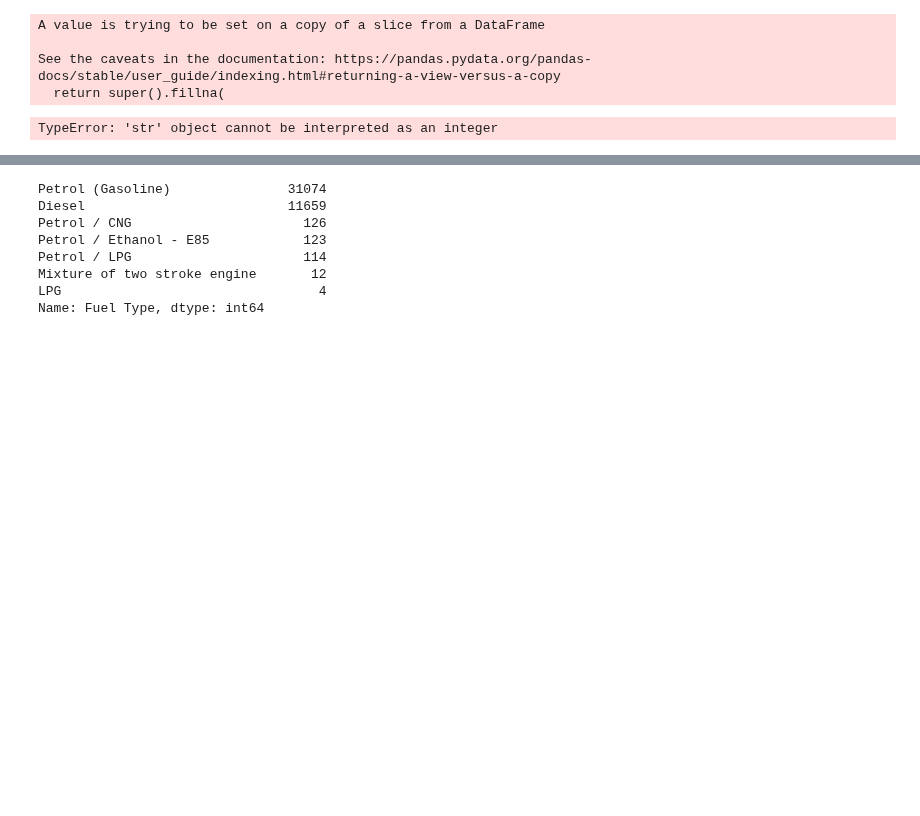
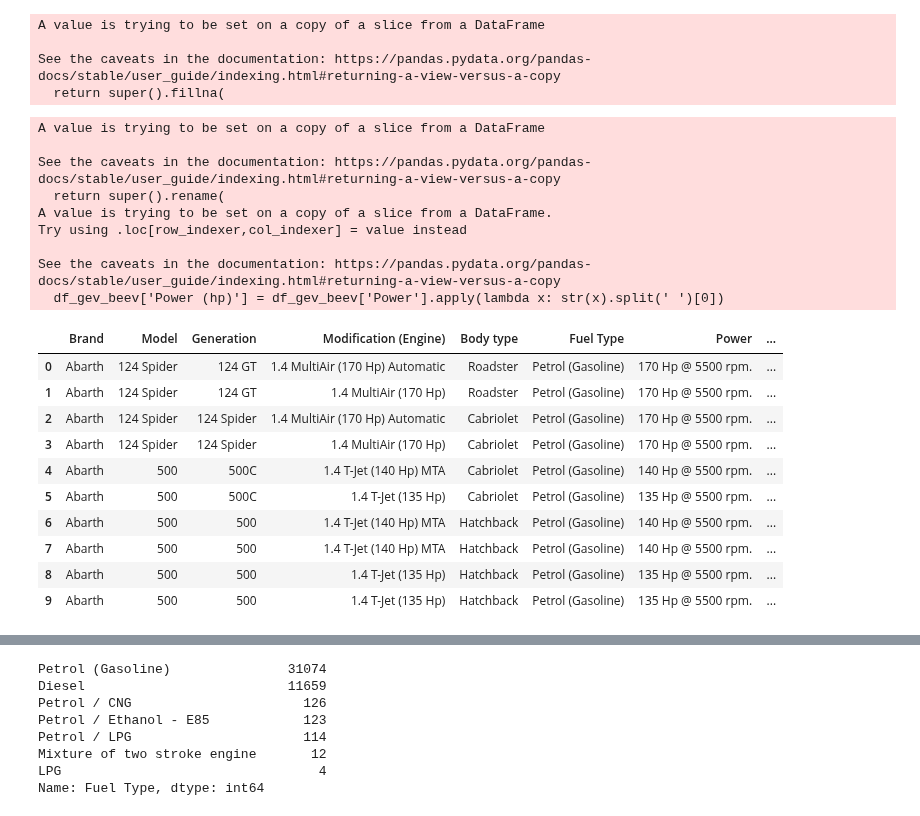
Before and after one commit to Cedric979/BEEV, a Jupyter notebook: Final Dataframe.ipynb, the cells around one changed output, grey strips where cells are left out. Cells and saved outputs as stored; diff of their text form; code cells hidden in the pictures; blank space fills up the shorter version.

```diff
--- a/Final Dataframe.ipynb
+++ b/Final Dataframe.ipynb
@@ -498,9 +471,8 @@ df_fuel_combined.iloc[26701:]
 # %%
 #####New function
 def fixpoints(item):
-    if type(item) != float:
-        if type(item) != list:
-         item = item.split()[0]
+    if type(item) == str:
+        item = item.split()[0]
         # print(item)
         if len(item)> 5 and item.count('.')==2:
             # print(item)
@@ -508,9 +480,6 @@ def fixpoints(item):
             item = item.split('.')[0]+'.'+item.split('.')[1][0]+ "-"+item.split('.')[1][1:]+'.'+item.split('.')[2]
             # print(type(item))
             # return [i for i in item if i != '.']
-    # print(type(item))
-            if type(item) == tuple:
-                print(item)
             return item
     return item
 
@@ -688,17 +654,36 @@ def fuel_avg(item):
 # %%
-df_gev_beev['fuel_combined_clean (l/100km)'].apply(lambda x : fuel_avg(x))
+# df_gev_beev['fuel_combined_clean (l/100km)'].apply(lambda x : fuel_avg(x))
-# %% [output]
-TypeError: 'str' object cannot be interpreted as an integer
 # %%
 #####            RENAMING AND CALCULATIONS            ###########
 
 
-# df_gev_beev.rename(columns={'co2_nb' : 'CO2 emissions (g/km)', 'Fuel_tank_capacity_clean_(liters)': 'Fuel tank capacity (l)', 'fuel_combined_clean (l/100km)':'Fuel consumption - combined (l/100km)'
-# , 'fuel_urban_clean (l/100km)':'Fuel consumption - urban (l/100km)', 'fuel_extra_urban_clean (l/100km)': 'Fuel consumption - extra urban (l/100km)'}, inplace = True)
-# df_gev_beev['Power (hp)'] = df_gev_beev['Power'].apply(lambda x: str(x).split(' ')[0])
-# # df_gev_beev['Range (km)'] = df_gev_beev[['Fuel tank capacity (l)','Fuel consumption - combined (l/100km)']].apply(lambda x : float(x[0])/float(x[1])*100, axis = 1)
+df_gev_beev.rename(columns={'co2_nb' : 'CO2 emissions (g/km)', 'Fuel_tank_capacity_clean_(liters)': 'Fuel tank capacity (l)', 'fuel_combined_clean (l/100km)':'Fuel consumption - combined (l/100km)'
+, 'fuel_urban_clean (l/100km)':'Fuel consumption - urban (l/100km)', 'fuel_extra_urban_clean (l/100km)': 'Fuel consumption - extra urban (l/100km)'}, inplace = True)
+df_gev_beev['Power (hp)'] = df_gev_beev['Power'].apply(lambda x: str(x).split(' ')[0])
+# df_gev_beev['Range (km)'] = df_gev_beev[['Fuel tank capacity (l)','Fuel consumption - combined (l/100km)']].apply(lambda x : float(x[0])/float(x[1])*100, axis = 1)
 
-# df_gev_beev.head(10)
+df_gev_beev.head(10)
+# %% [output]
+A value is trying to be set on a copy of a slice from a DataFrame
+
+See the caveats in the documentation: https://pandas.pydata.org/pandas-docs/stable/user_guide/indexing.html#returning-a-view-versus-a-copy
+  return super().rename(
+A value is trying to be set on a copy of a slice from a DataFrame.
+Try using .loc[row_indexer,col_indexer] = value instead
+
+See the caveats in the documentation: https://pandas.pydata.org/pandas-docs/stable/user_guide/indexing.html#returning-a-view-versus-a-copy
+  df_gev_beev['Power (hp)'] = df_gev_beev['Power'].apply(lambda x: str(x).split(' ')[0])
+|  | Brand | Model | Generation | Modification (Engine) | Body type | Fuel Type | Power | ... |
+| 0 | Abarth | 124 Spider | 124 GT | 1.4 MultiAir (170 Hp) Automatic | Roadster | Petrol (Gasoline) | 170 Hp @ 5500 rpm. | ... |
+| 1 | Abarth | 124 Spider | 124 GT | 1.4 MultiAir (170 Hp) | Roadster | Petrol (Gasoline) | 170 Hp @ 5500 rpm. | ... |
+| 2 | Abarth | 124 Spider | 124 Spider | 1.4 MultiAir (170 Hp) Automatic | Cabriolet | Petrol (Gasoline) | 170 Hp @ 5500 rpm. | ... |
+| 3 | Abarth | 124 Spider | 124 Spider | 1.4 MultiAir (170 Hp) | Cabriolet | Petrol (Gasoline) | 170 Hp @ 5500 rpm. | ... |
+| 4 | Abarth | 500 | 500C | 1.4 T-Jet (140 Hp) MTA | Cabriolet | Petrol (Gasoline) | 140 Hp @ 5500 rpm. | ... |
+| 5 | Abarth | 500 | 500C | 1.4 T-Jet (135 Hp) | Cabriolet | Petrol (Gasoline) | 135 Hp @ 5500 rpm. | ... |
+| 6 | Abarth | 500 | 500 | 1.4 T-Jet (140 Hp) MTA | Hatchback | Petrol (Gasoline) | 140 Hp @ 5500 rpm. | ... |
+| 7 | Abarth | 500 | 500 | 1.4 T-Jet (140 Hp) MTA | Hatchback | Petrol (Gasoline) | 140 Hp @ 5500 rpm. | ... |
+| 8 | Abarth | 500 | 500 | 1.4 T-Jet (135 Hp) | Hatchback | Petrol (Gasoline) | 135 Hp @ 5500 rpm. | ... |
+| 9 | Abarth | 500 | 500 | 1.4 T-Jet (135 Hp) | Hatchback | Petrol (Gasoline) | 135 Hp @ 5500 rpm. | ... |
 # %%
 df_gev_beev.to_csv("df_gev_beev.csv",index = False)
 # %%
```
Also changed, not shown: parts of 4 cells of this notebook.
